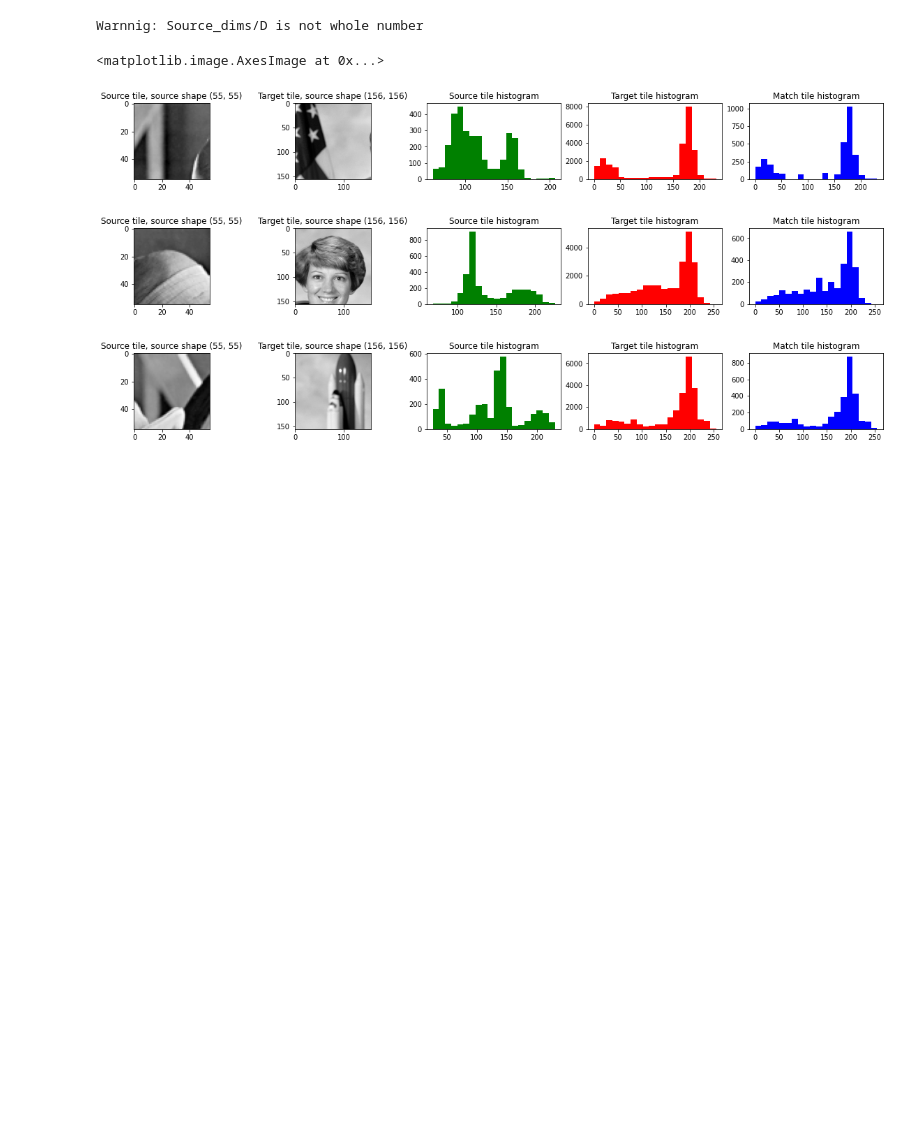
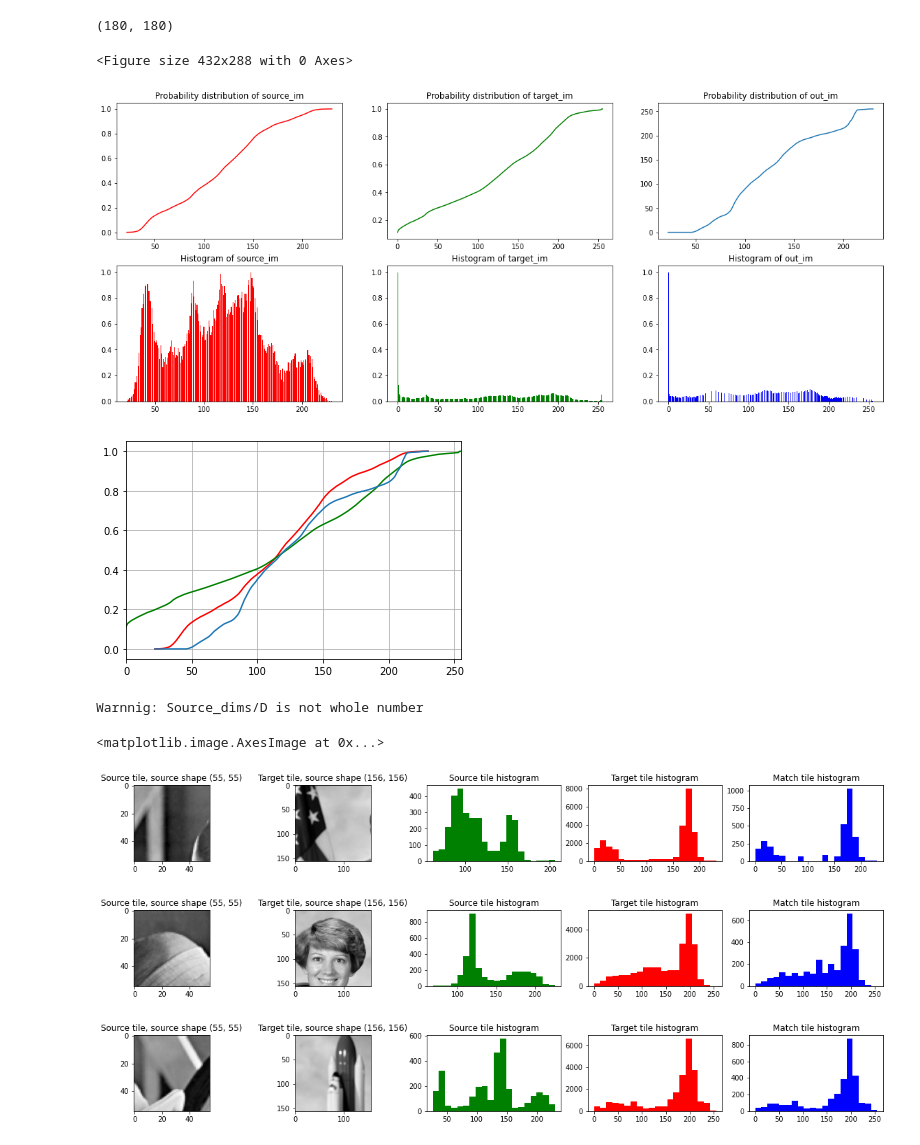
Before and after one commit to stanislav215/computer_vision, a Jupyter notebook: task2/zadanie2.ipynb, the cells around one changed output. Saved outputs shown, nothing was run; the diff lists cells and outputs as text; code cells hidden in the pictures; blank space fills up the shorter version.

```diff
--- a/task2/zadanie2.ipynb
+++ b/task2/zadanie2.ipynb
@@ -27,3 +78,18 @@ def match_cdf(source_im, target_im):
+# %%
+lena = io.imread(LennaPth,as_gray=True)
+lenaCopy = io.imread(LennaPth,as_gray=True)
+lenaCopy = transform.resize(lenaCopy,(180,180))
+lena = transform.resize(lena,(180,180))
+lena = lena*255
+lena = lena.astype(np.uint8)
+
+img =(rgb2gray(data.astronaut())*255).astype(np.uint8)
+match_cdf2(lena,img);
+# %% [output]
+(180, 180)
+<Figure size 432x288 with 0 Axes>
+[figure, added]
+[figure, added]
 # %%
 def dap_hist_matching(source_im,target_im,D):
     s_h,s_w = source_im.shape
```
Also changed, not shown: parts of 3 cells of this notebook.
